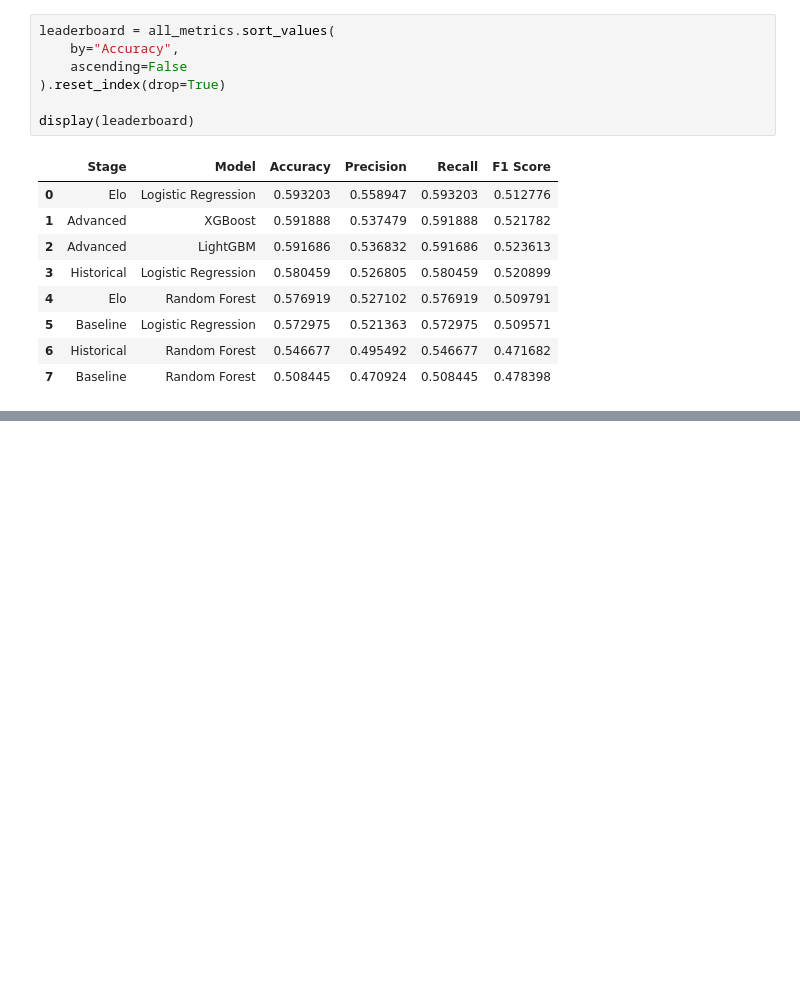
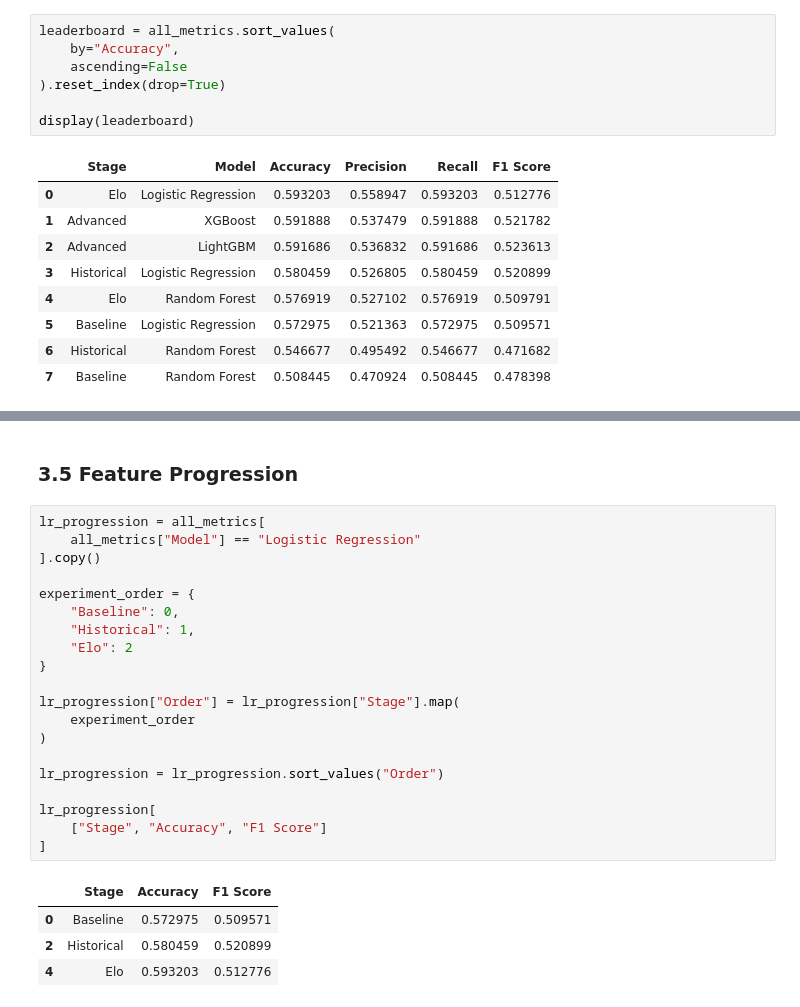
Before and after one commit to RyannPy/international-football-prediction, a Jupyter notebook: notebooks/12_model_selection.ipynb, the cells around one changed output, grey strips where cells are left out. Drawn from its saved outputs; the diff is of its cells as text; blank space fills up the shorter version.

```diff
--- a/notebooks/12_model_selection.ipynb
+++ b/notebooks/12_model_selection.ipynb
@@ -125,0 +173,27 @@ display(leaderboard)
+# %% [markdown]
+### 3.5 Feature Progression
+# %%
+lr_progression = all_metrics[
+    all_metrics["Model"] == "Logistic Regression"
+].copy()
+
+experiment_order = {
+    "Baseline": 0,
+    "Historical": 1,
+    "Elo": 2
+}
+
+lr_progression["Order"] = lr_progression["Stage"].map(
+    experiment_order
+)
+
+lr_progression = lr_progression.sort_values("Order")
+
+lr_progression[
+    ["Stage", "Accuracy", "F1 Score"]
+]
+# %% [output]
+|  | Stage | Accuracy | F1 Score |
+| 0 | Baseline | 0.572975 | 0.509571 |
+| 2 | Historical | 0.580459 | 0.520899 |
+| 4 | Elo | 0.593203 | 0.512776 |
```
Also changed, not shown: parts of 8 cells of this notebook.
